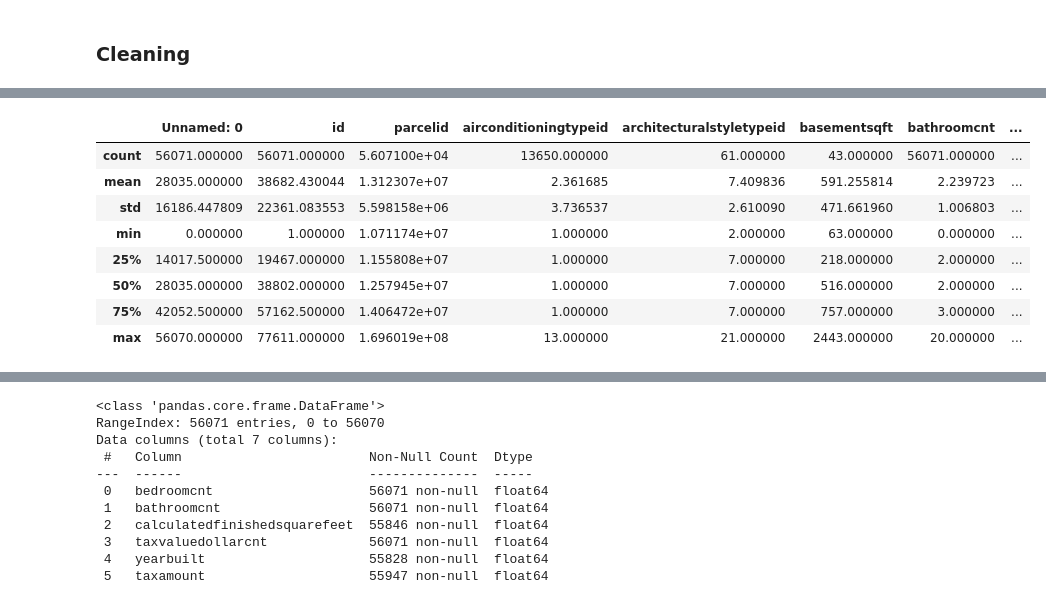
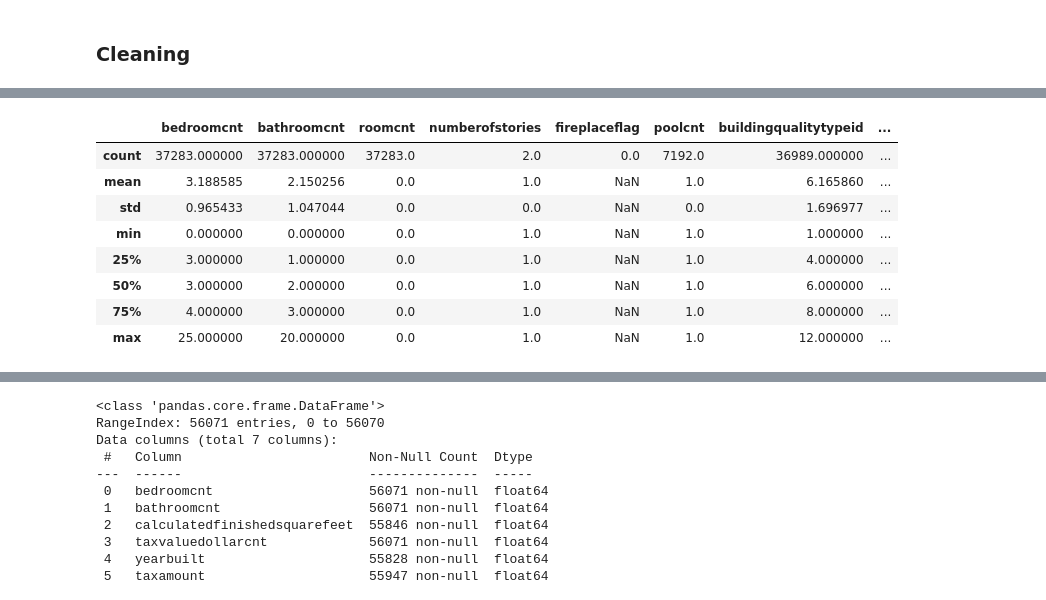
Before and after one commit to tarrencen/regression-project, a Jupyter notebook: explore.ipynb, the cells around one changed output, grey strips where cells are left out. Cells and saved outputs as stored; diff of their text form; code cells hidden in the pictures.

```diff
--- a/explore.ipynb
+++ b/explore.ipynb
@@ -172,0 +215,9 @@ dtype: int64
+# %%
+# Compared above output to FIPS county code list (https://en.wikipedia.org/wiki/List_of_United_States_FIPS_codes_by_county) to name subsets
+orange_county = prop_vals[prop_vals.fips == 6059]
+ventura_county = prop_vals[prop_vals.fips == 6111]
+la_county = prop_vals[prop_vals.fips == 6037]
+
+# Survey subsets
+la_county.info()
+la_county
@@ -205,12 +490,12 @@ memory usage: 28.2+ MB
 # %%
-prop_vals.describe()
+la_county.describe()
 # %% [output]
-|  | Unnamed: 0 | id | parcelid | airconditioningtypeid | architecturalstyletypeid | basementsqft | bathroomcnt | ... |
-| count | 56071.000000 | 56071.000000 | 5.607100e+04 | 13650.000000 | 61.000000 | 43.000000 | 56071.000000 | ... |
-| mean | 28035.000000 | 38682.430044 | 1.312307e+07 | 2.361685 | 7.409836 | 591.255814 | 2.239723 | ... |
-| std | 16186.447809 | 22361.083553 | 5.598158e+06 | 3.736537 | 2.610090 | 471.661960 | 1.006803 | ... |
-| min | 0.000000 | 1.000000 | 1.071174e+07 | 1.000000 | 2.000000 | 63.000000 | 0.000000 | ... |
-| 25% | 14017.500000 | 19467.000000 | 1.155808e+07 | 1.000000 | 7.000000 | 218.000000 | 2.000000 | ... |
-| 50% | 28035.000000 | 38802.000000 | 1.257945e+07 | 1.000000 | 7.000000 | 516.000000 | 2.000000 | ... |
-| 75% | 42052.500000 | 57162.500000 | 1.406472e+07 | 1.000000 | 7.000000 | 757.000000 | 3.000000 | ... |
-| max | 56070.000000 | 77611.000000 | 1.696019e+08 | 13.000000 | 21.000000 | 2443.000000 | 20.000000 | ... |
+|  | bedroomcnt | bathroomcnt | roomcnt | numberofstories | fireplaceflag | poolcnt | buildingqualitytypeid | ... |
+| count | 37283.000000 | 37283.000000 | 37283.0 | 2.0 | 0.0 | 7192.0 | 36989.000000 | ... |
+| mean | 3.188585 | 2.150256 | 0.0 | 1.0 | NaN | 1.0 | 6.165860 | ... |
+| std | 0.965433 | 1.047044 | 0.0 | 0.0 | NaN | 0.0 | 1.696977 | ... |
+| min | 0.000000 | 0.000000 | 0.0 | 1.0 | NaN | 1.0 | 1.000000 | ... |
+| 25% | 3.000000 | 1.000000 | 0.0 | 1.0 | NaN | 1.0 | 4.000000 | ... |
+| 50% | 3.000000 | 2.000000 | 0.0 | 1.0 | NaN | 1.0 | 6.000000 | ... |
+| 75% | 4.000000 | 3.000000 | 0.0 | 1.0 | NaN | 1.0 | 8.000000 | ... |
+| max | 25.000000 | 20.000000 | 0.0 | 1.0 | NaN | 1.0 | 12.000000 | ... |
```
Also changed, not shown: parts of 109 cells of this notebook.
